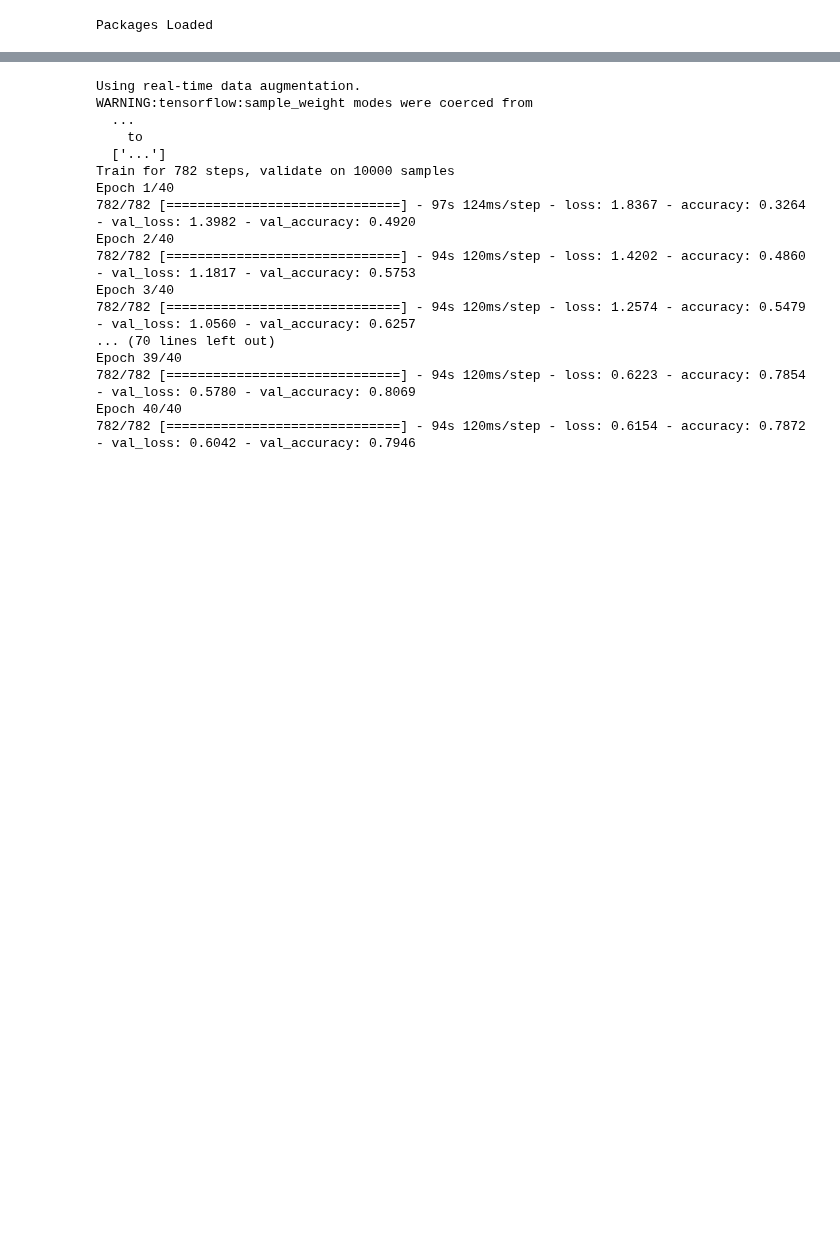
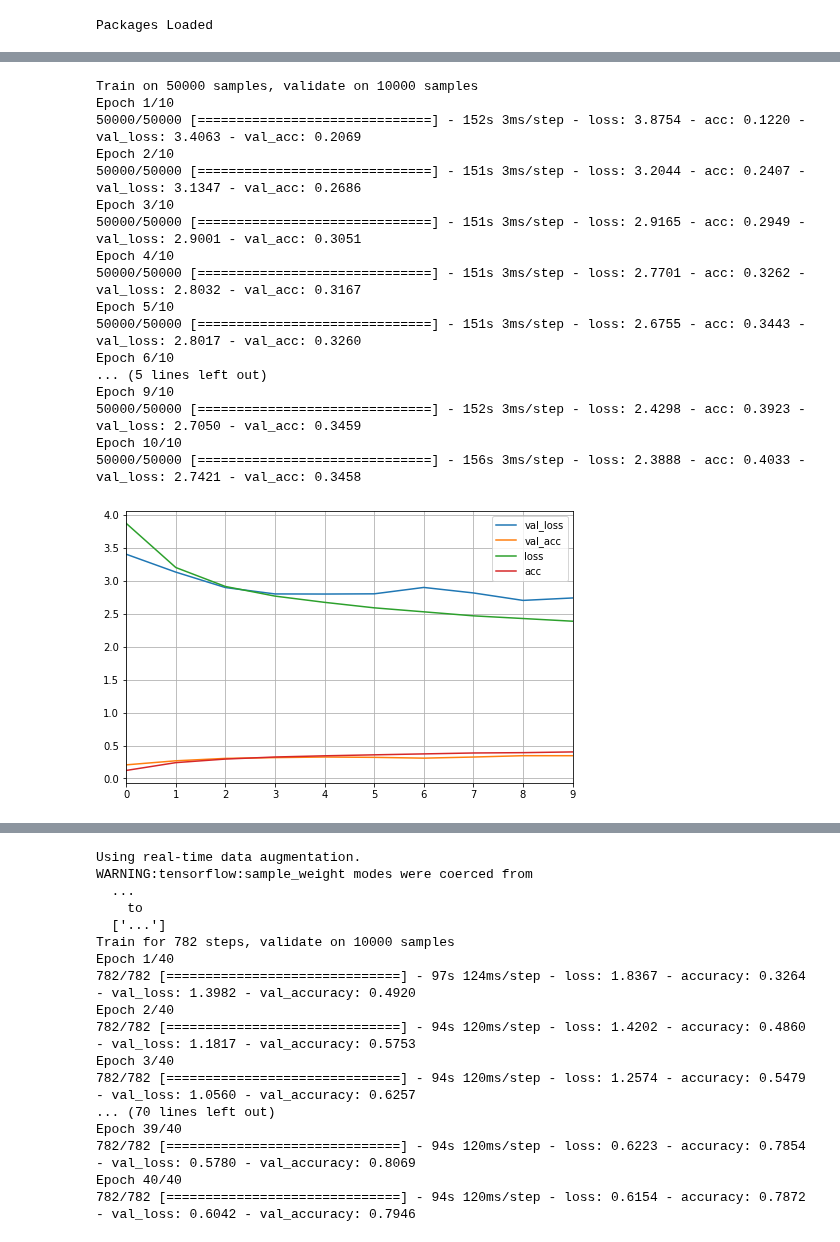
Before and after one commit to telenovelachuan/data_science, a Jupyter notebook: EECS_738_machine_learning/lab5/Lab5.ipynb, the cells around one changed output, grey strips where cells are left out. Saved outputs shown, nothing was run; the diff lists cells and outputs as text; code cells hidden in the pictures; blank space fills up the shorter version.

```diff
--- a/EECS_738_machine_learning/lab5/Lab5.ipynb
+++ b/EECS_738_machine_learning/lab5/Lab5.ipynb
@@ -152,0 +169,41 @@ Epoch 1/10
+# %%
+%%time
+# Create the CIFAR-100 CNN baseline here.
+inputs = Input(shape=x_train.shape[1:])
+output = Conv2D(32, (3, 3), padding='same', input_shape=x_train_100.shape[1:])(inputs)
+output = Conv2D(32, (3, 3))(output)
+output = MaxPooling2D(pool_size=(2, 2))(output)
+output = Conv2D(32, (3, 3), padding='same')(output)
+output = Conv2D(32, (3, 3))(output)
+output = MaxPooling2D(pool_size=(2, 2))(output)
+output = Flatten()(output)
+output = Dense(512)(output)
+output = Dropout(0.5)(output)
+
+predictions = Dense(100, activation='softmax')(output)
+model = Model(inputs=inputs, outputs=predictions)
+model.compile(optimizer=SGD(lr=0.01, decay=1e-6, momentum=0.9, nesterov=True),
+              loss='categorical_crossentropy', metrics=['accuracy'])
+history = model.fit(x_train_100, y_train_100, epochs=10, batch_size=64, validation_data=(x_test_100, y_test_100))
+pd.DataFrame(history.history).plot(figsize=(8, 5))
+plt.grid(True)
+plt.show()
+# %% [output]
+Train on 50000 samples, validate on 10000 samples
+Epoch 1/10
+50000/50000 [==============================] - 152s 3ms/step - loss: 3.8754 - acc: 0.1220 - val_loss: 3.4063 - val_acc: 0.2069
+Epoch 2/10
+50000/50000 [==============================] - 151s 3ms/step - loss: 3.2044 - acc: 0.2407 - val_loss: 3.1347 - val_acc: 0.2686
+Epoch 3/10
+50000/50000 [==============================] - 151s 3ms/step - loss: 2.9165 - acc: 0.2949 - val_loss: 2.9001 - val_acc: 0.3051
+Epoch 4/10
+50000/50000 [==============================] - 151s 3ms/step - loss: 2.7701 - acc: 0.3262 - val_loss: 2.8032 - val_acc: 0.3167
+Epoch 5/10
+50000/50000 [==============================] - 151s 3ms/step - loss: 2.6755 - acc: 0.3443 - val_loss: 2.8017 - val_acc: 0.3260
+Epoch 6/10
+... (5 lines left out)
+Epoch 9/10
+50000/50000 [==============================] - 152s 3ms/step - loss: 2.4298 - acc: 0.3923 - val_loss: 2.7050 - val_acc: 0.3459
+Epoch 10/10
+50000/50000 [==============================] - 156s 3ms/step - loss: 2.3888 - acc: 0.4033 - val_loss: 2.7421 - val_acc: 0.3458
+[figure, added]
```
Also changed, not shown: parts of 10 cells of this notebook.
